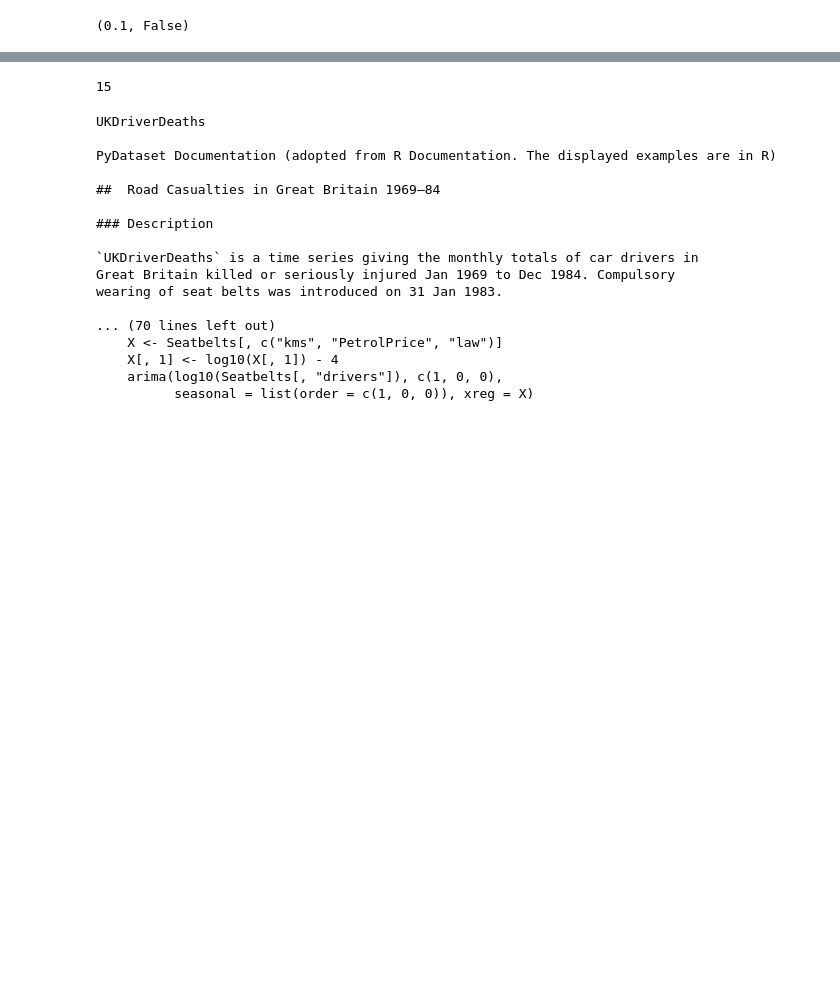
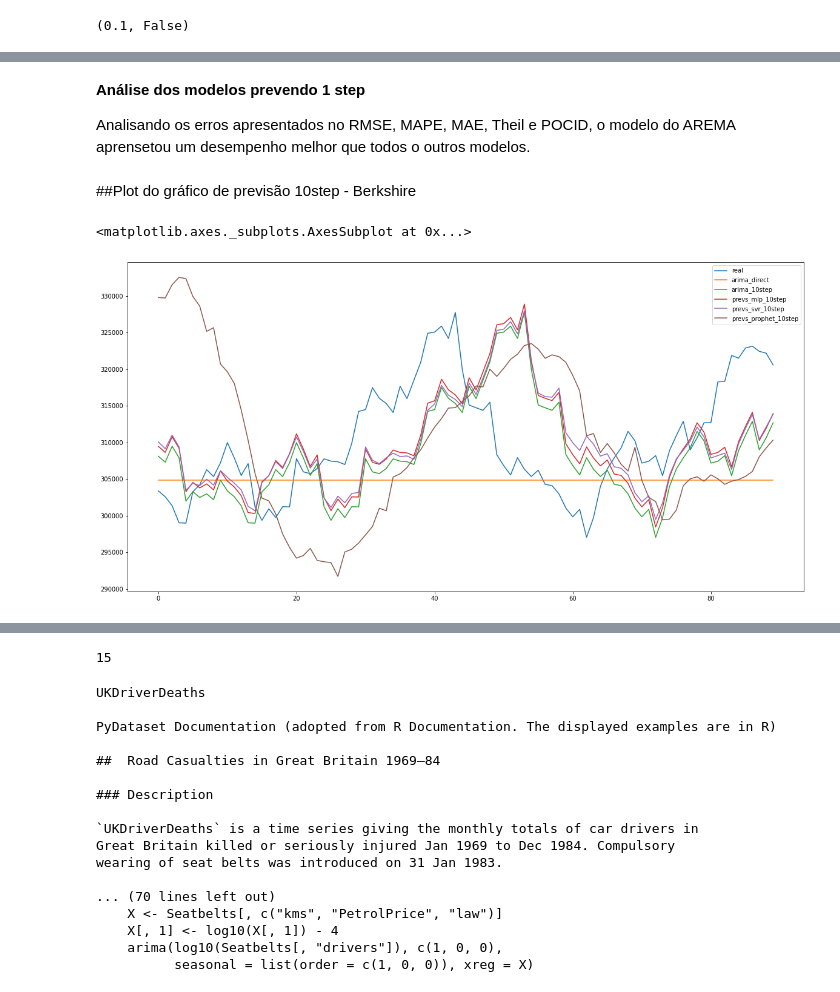
Before and after one commit to rgprado/SeriesTemporais, a Jupyter notebook: Series_Temporais_aula1_202201_Rodrigo_Prado.ipynb, the cells around one changed output, grey strips where cells are left out. Drawn from its saved outputs; the diff is of its cells as text; code cells hidden in the pictures; blank space fills up the shorter version.

```diff
--- a/Series_Temporais_aula1_202201_Rodrigo_Prado.ipynb
+++ b/Series_Temporais_aula1_202201_Rodrigo_Prado.ipynb
@@ -797,0 +819,11 @@ df_arima_berkshire.plot()
+# %% [markdown]
+**Análise dos modelos prevendo 1 step**
+
+Analisando os erros apresentados no RMSE, MAPE, MAE, Theil e POCID, o modelo do AREMA aprensetou um desempenho melhor que todos o outros modelos.
+# %% [markdown]
+##Plot do gráfico de previsão 10step - Berkshire
+# %%
+df_prevs_berkshire[['real', 'arima_direct', 'arima_10step', 'prevs_mlp_10step', 'prevs_svr_10step', 'prevs_prophet_10step']].plot()
+# %% [output]
+<matplotlib.axes._subplots.AxesSubplot at 0x...>
+[figure, added]
```
Also changed, not shown: parts of 134 cells of this notebook.
